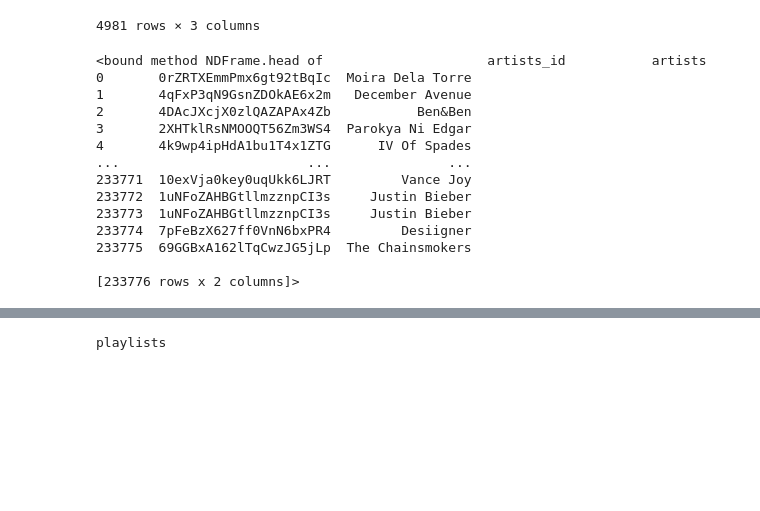
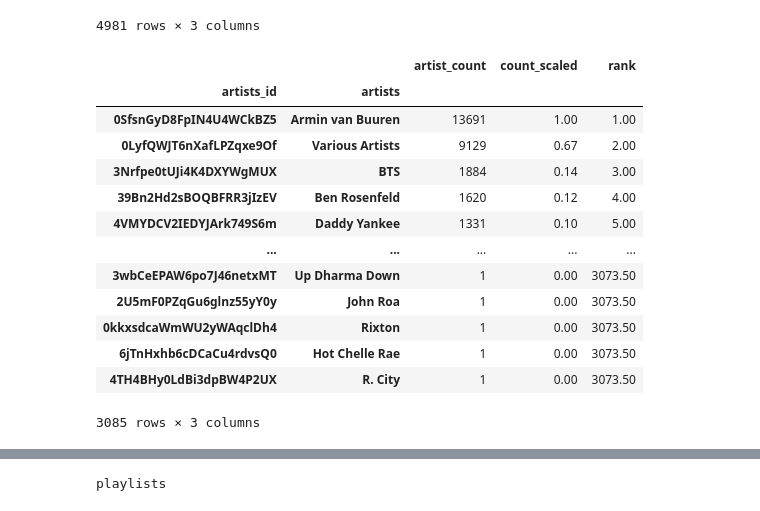
Before and after one commit to MarceloAlvesPereira/Follow_the_beat, a Jupyter notebook: notebooks/Feel_the_rhythm.ipynb, the cells around one changed output, grey strips where cells are left out. Saved outputs shown, nothing was run; the diff lists cells and outputs as text; code cells hidden in the pictures; blank space fills up the shorter version.

```diff
--- a/notebooks/Feel_the_rhythm.ipynb
+++ b/notebooks/Feel_the_rhythm.ipynb
@@ -310,28 +311,28 @@ album_rank
 4981 rows × 3 columns
 # %%
 df_artist.head
-# artist_rank = df_artist.groupby(['artists_id','artists']).agg(artist_count=('artists_id','count'))
+artist_rank = df_artist.groupby(['artists_id','artists']).agg(artist_count=('artists_id','count'))
 
-# min_max = MinMaxScaler()
-# artist_rank['count_scaled'] = min_max.fit_transform(artist_rank[["artist_count"]])
+min_max = MinMaxScaler()
+artist_rank['count_scaled'] = min_max.fit_transform(artist_rank[["artist_count"]])
 
-# artist_rank["rank"] = tracks_count['artist_count'].rank(method='average',ascending=False)
+artist_rank["rank"] = artist_rank['artist_count'].rank(method='average',ascending=False)
 
-# artist_rank = artist_rank.sort_values('artist_count',ascending=False)
+artist_rank = artist_rank.sort_values('artist_count',ascending=False)
 
-# artist_rank
+artist_rank
 # %% [output]
+|  |  | artist_count | count_scaled | rank |
+| artists_id | artists |  |  |  |
+| 0SfsnGyD8FpIN4U4WCkBZ5 | Armin van Buuren | 13691 | 1.00 | 1.00 |
+| 0LyfQWJT6nXafLPZqxe9Of | Various Artists | 9129 | 0.67 | 2.00 |
+| 3Nrfpe0tUJi4K4DXYWgMUX | BTS | 1884 | 0.14 | 3.00 |
+| 39Bn2Hd2sBOQBFRR3jIzEV | Ben Rosenfeld | 1620 | 0.12 | 4.00 |
+| 4VMYDCV2IEDYJArk749S6m | Daddy Yankee | 1331 | 0.10 | 5.00 |
+| ... | ... | ... | ... | ... |
+| 3wbCeEPAW6po7J46netxMT | Up Dharma Down | 1 | 0.00 | 3073.50 |
+| 2U5mF0PZqGu6glnz55yY0y | John Roa | 1 | 0.00 | 3073.50 |
+| 0kkxsdcaWmWU2yWAqclDh4 | Rixton | 1 | 0.00 | 3073.50 |
+| 6jTnHxhb6cDCaCu4rdvsQ0 | Hot Chelle Rae | 1 | 0.00 | 3073.50 |
+| 4TH4BHy0LdBi3dpBW4P2UX | R. City | 1 | 0.00 | 3073.50 |
-<bound method NDFrame.head of                     artists_id           artists
-0       0rZRTXEmmPmx6gt92tBqIc  Moira Dela Torre
-1       4qFxP3qN9GsnZDOkAE6x2m   December Avenue
-2       4DAcJXcjX0zlQAZAPAx4Zb           Ben&Ben
-3       2XHTklRsNMOOQT56Zm3WS4  Parokya Ni Edgar
-4       4k9wp4ipHdA1bu1T4x1ZTG      IV Of Spades
-...                        ...               ...
-233771  10exVja0key0uqUkk6LJRT         Vance Joy
-233772  1uNFoZAHBGtllmzznpCI3s     Justin Bieber
-233773  1uNFoZAHBGtllmzznpCI3s     Justin Bieber
-233774  7pFeBzX627ff0VnN6bxPR4         Desiigner
-233775  69GGBxA162lTqCwzJG5jLp  The Chainsmokers
-
-[233776 rows x 2 columns]>
+3085 rows × 3 columns
```
Also changed, not shown: parts of 6 cells of this notebook.
